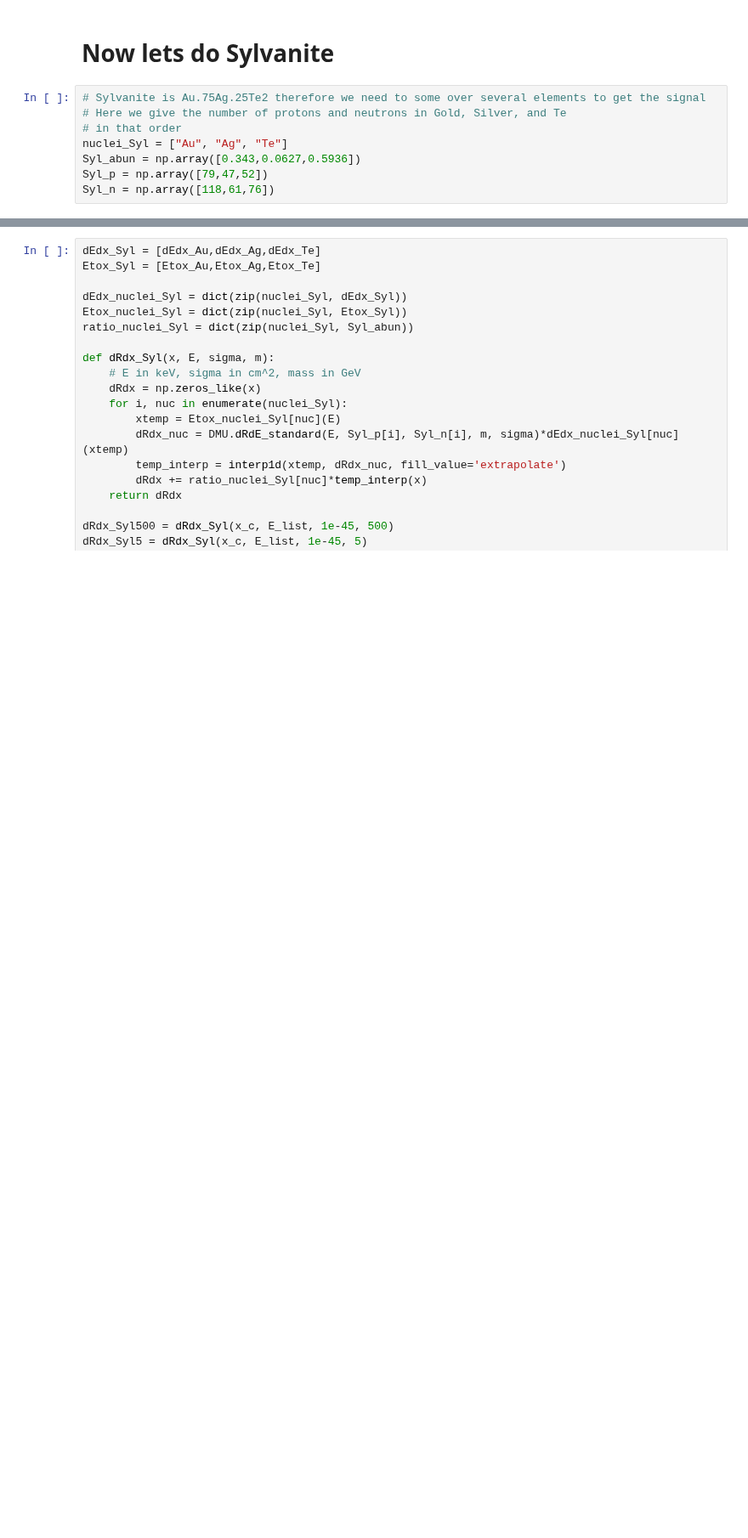
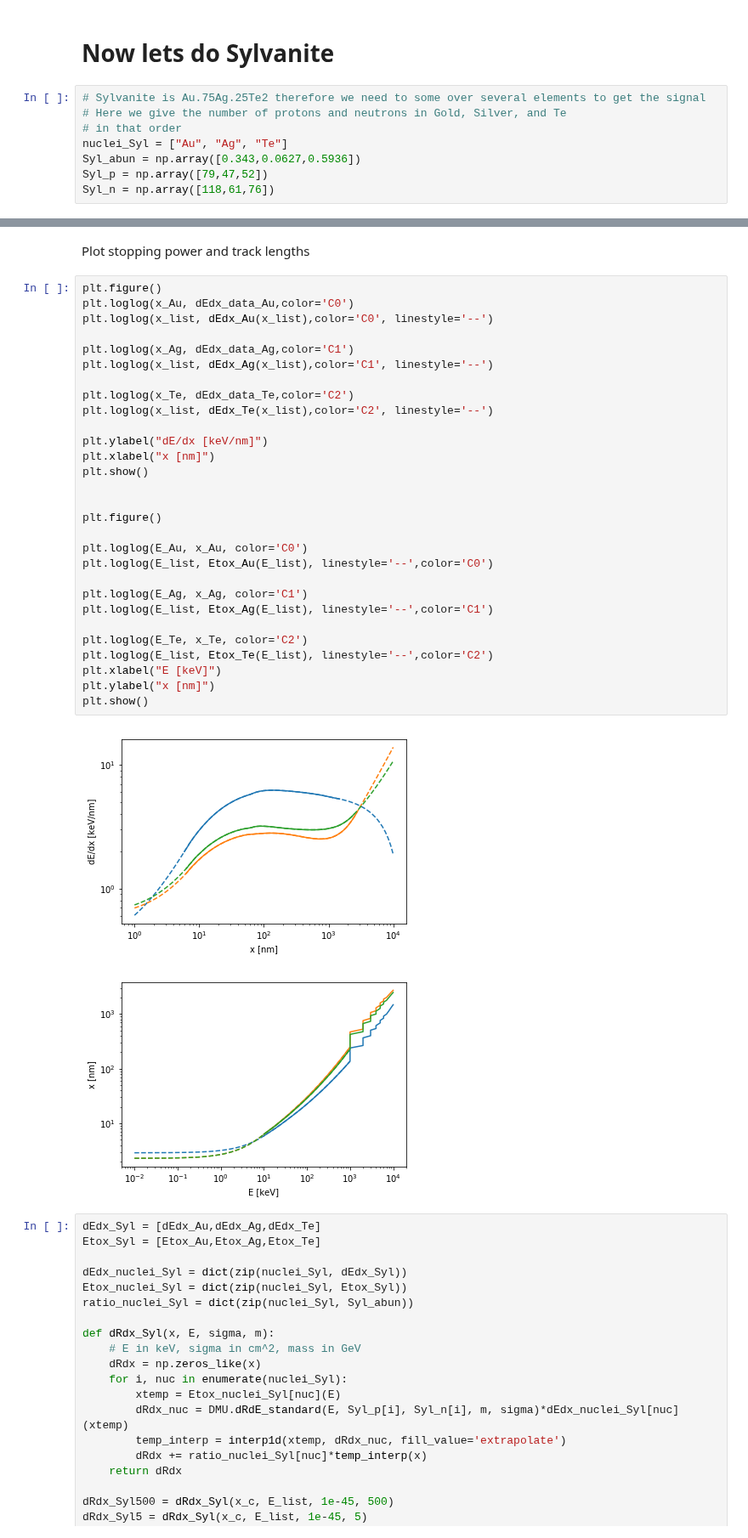
Before and after one commit to tedwards2412/paleo_detectors, a Jupyter notebook: Notebooks/Spectral_lim.ipynb, the cells around one changed output, grey strips where cells are left out. Shown at 85% size. Drawn from its saved outputs; the diff is of its cells as text; blank space fills up the shorter version.

```diff
--- a/Notebooks/Spectral_lim.ipynb
+++ b/Notebooks/Spectral_lim.ipynb
@@ -164,3 +187,37 @@ dEdx_Te = interp1d(x_Te, dEdx_Te, fill_value='extrapolate')
+# %% [markdown]
+Plot stopping power and track lengths
+# %%
+plt.figure()
+plt.loglog(x_Au, dEdx_data_Au,color='C0')
+plt.loglog(x_list, dEdx_Au(x_list),color='C0', linestyle='--')
+
+plt.loglog(x_Ag, dEdx_data_Ag,color='C1')
+plt.loglog(x_list, dEdx_Ag(x_list),color='C1', linestyle='--')
+
+plt.loglog(x_Te, dEdx_data_Te,color='C2')
+plt.loglog(x_list, dEdx_Te(x_list),color='C2', linestyle='--')
+
+plt.ylabel("dE/dx [keV/nm]")
+plt.xlabel("x [nm]")
+plt.show()
+
+
+plt.figure()
+
+plt.loglog(E_Au, x_Au, color='C0')
+plt.loglog(E_list, Etox_Au(E_list), linestyle='--',color='C0')
+
+plt.loglog(E_Ag, x_Ag, color='C1')
+plt.loglog(E_list, Etox_Ag(E_list), linestyle='--',color='C1')
+
+plt.loglog(E_Te, x_Te, color='C2')
+plt.loglog(E_list, Etox_Te(E_list), linestyle='--',color='C2')
+plt.xlabel("E [keV]")
+plt.ylabel("x [nm]")
+plt.show()
+# %% [output]
+[figure, added]
+[figure, added]
 # %%
 dEdx_Syl = [dEdx_Au,dEdx_Ag,dEdx_Te]
 Etox_Syl = [Etox_Au,Etox_Ag,Etox_Te]
```
Also changed, not shown: parts of 6 cells of this notebook.
